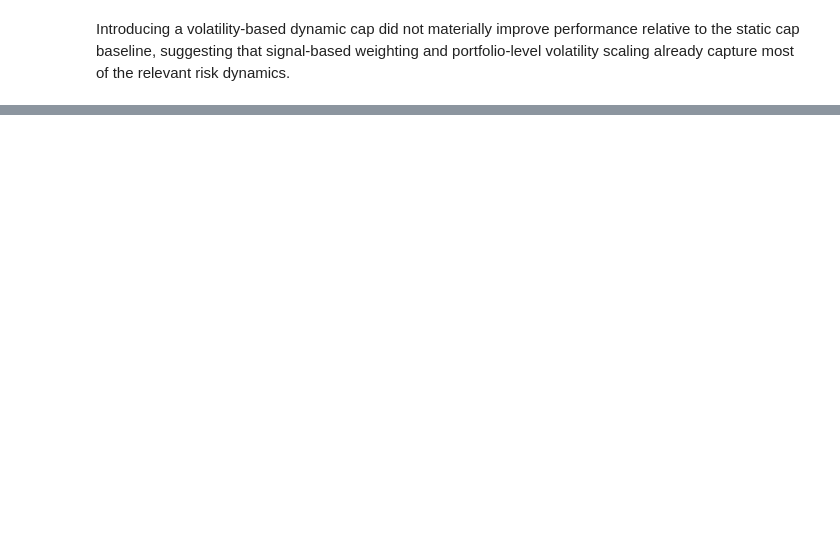
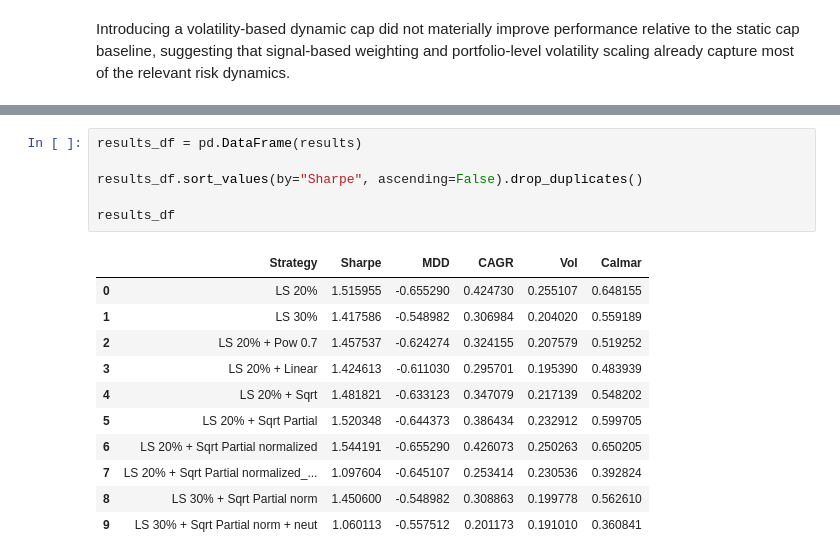
Before and after one commit to OpusArtisbyRawlz/quant-lab, a Jupyter notebook: research/project_04_return_forecast_alpha/notebooks/04_portfolio_research.ipynb, the cells around one changed output, grey strips where cells are left out. Cells and saved outputs as stored; diff of their text form; blank space fills up the shorter version.

```diff
--- a/research/project_04_return_forecast_alpha/notebooks/04_portfolio_research.ipynb
+++ b/research/project_04_return_forecast_alpha/notebooks/04_portfolio_research.ipynb
@@ -1152,0 +1842,18 @@ Introducing a volatility-based dynamic cap did not materially improve performanc
+# %%
+results_df = pd.DataFrame(results)
+
+results_df.sort_values(by="Sharpe", ascending=False).drop_duplicates()
+
+results_df
+# %% [output]
+|  | Strategy | Sharpe | MDD | CAGR | Vol | Calmar |
+| 0 | LS 20% | 1.515955 | -0.655290 | 0.424730 | 0.255107 | 0.648155 |
+| 1 | LS 30% | 1.417586 | -0.548982 | 0.306984 | 0.204020 | 0.559189 |
+| 2 | LS 20% + Pow 0.7 | 1.457537 | -0.624274 | 0.324155 | 0.207579 | 0.519252 |
+| 3 | LS 20% + Linear | 1.424613 | -0.611030 | 0.295701 | 0.195390 | 0.483939 |
+| 4 | LS 20% + Sqrt | 1.481821 | -0.633123 | 0.347079 | 0.217139 | 0.548202 |
+| 5 | LS 20% + Sqrt Partial | 1.520348 | -0.644373 | 0.386434 | 0.232912 | 0.599705 |
+| 6 | LS 20% + Sqrt Partial normalized | 1.544191 | -0.655290 | 0.426073 | 0.250263 | 0.650205 |
+| 7 | LS 20% + Sqrt Partial normalized_... | 1.097604 | -0.645107 | 0.253414 | 0.230536 | 0.392824 |
+| 8 | LS 30% + Sqrt Partial norm | 1.450600 | -0.548982 | 0.308863 | 0.199778 | 0.562610 |
+| 9 | LS 30% + Sqrt Partial norm + neut | 1.060113 | -0.557512 | 0.201173 | 0.191010 | 0.360841 |
```
Also changed, not shown: parts of 93 cells of this notebook, 43 other files.
